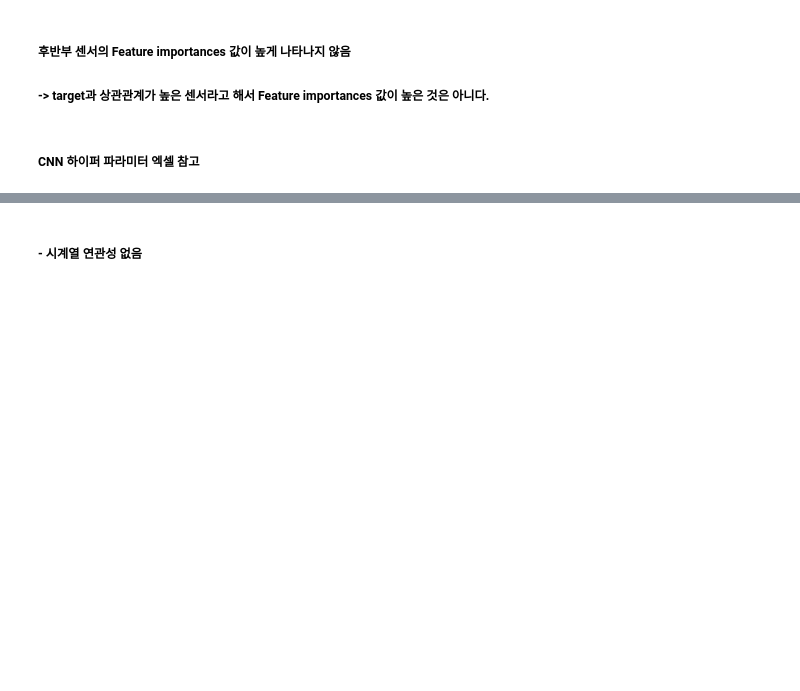
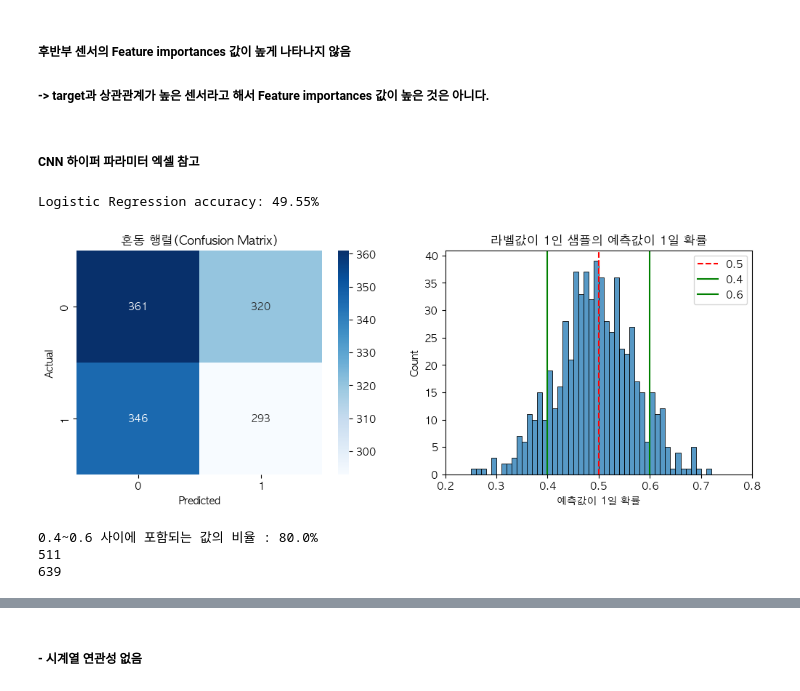
Before and after one commit to ParkSungHyon/smart_factory_2, a Jupyter notebook: Ford/ford3_report.ipynb, the cells around one changed output, grey strips where cells are left out. Drawn from its saved outputs; the diff is of its cells as text; code cells hidden in the pictures; blank space fills up the shorter version.

```diff
--- a/Ford/ford3_report.ipynb
+++ b/Ford/ford3_report.ipynb
@@ -385,3 +377,62 @@ print(y_test.shape)
 ##### -> target과 상관관계가 높은 센서라고 해서 Feature importances 값이 높은 것은 아니다.
 # %% [markdown]
 ##### CNN 하이퍼 파라미터 엑셀 참고
+# %%
+## logistic regression
+
+from sklearn.linear_model import LogisticRegression
+from sklearn.metrics import accuracy_score
+
+# 로지스틱 회귀 모델 생성 및 학습
+lr_model = LogisticRegression(max_iter=1000)  # 최대 반복 횟수를 설정
+lr_model.fit(x_train, y_train)
+
+# 테스트 데이터에서 예측 수행
+y_pred_lr = lr_model.predict(x_test)
+
+# 정확도 계산 및 출력
+accuracy_lr = accuracy_score(y_test, y_pred_lr)
+accuracy_lr_percentage = round(accuracy_lr * 100, 2)
+print(f'Logistic Regression accuracy: {accuracy_lr_percentage}%')
+# %% [output]
+Logistic Regression accuracy: 49.55%
+# %%
+target1_proba = y_pred_proba[y_test==1,:]
+low_limit = 0.4
+high_limit = 0.6
+
+fig, axs = plt.subplots(1, 2, figsize=(12,4))
+
+# 혼동 행렬(Confusion Matrix)
+confusion = confusion_matrix(y_test, y_pred_lr)
+
+# 히트맵으로 시각화
+sns.heatmap(confusion, annot=True, fmt="d", cmap="Blues",
+            xticklabels=['0', '1'],
+            yticklabels=['0', '1'], ax=axs[0])
+axs[0].set_ylabel('Actual')
+axs[0].set_xlabel('Predicted')
+axs[0].set_title('혼동 행렬(Confusion Matrix)')
+
+sns.histplot(target1_proba[:, 1], binwidth=0.01, ax=axs[1])
+axs[1].axvline(0.5, color='red', linestyle='--', label='0.5')
+axs[1].axvline(low_limit, color='green', linestyle='-', label=low_limit)
+axs[1].axvline(high_limit, color='green', linestyle='-', label=high_limit)
+axs[1].set_xticks(np.arange(0.2, 0.8, 0.1))
+axs[1].set_xlabel('예측값이 1일 확률')
+axs[1].set_title('라벨값이 1인 샘플의 예측값이 1일 확률')
+axs[1].legend()
+
+plt.show()
+# %% [output]
+[figure, added]
+# %%
+in_limit = np.sum((target1_proba[:, 1] >= 0.4) & (target1_proba[:, 1] <= 0.6))
+in_limit_rate = round(in_limit / len(target1_proba)*100, 1)
+print(f'{low_limit}~{high_limit} 사이에 포함되는 값의 비율 : {in_limit_rate}%')
+print(in_limit)
+print(len(target1_proba))
+# %% [output]
+0.4~0.6 사이에 포함되는 값의 비율 : 80.0%
+511
+639
```
Also changed, not shown: parts of 20 cells of this notebook, 48 other files.
